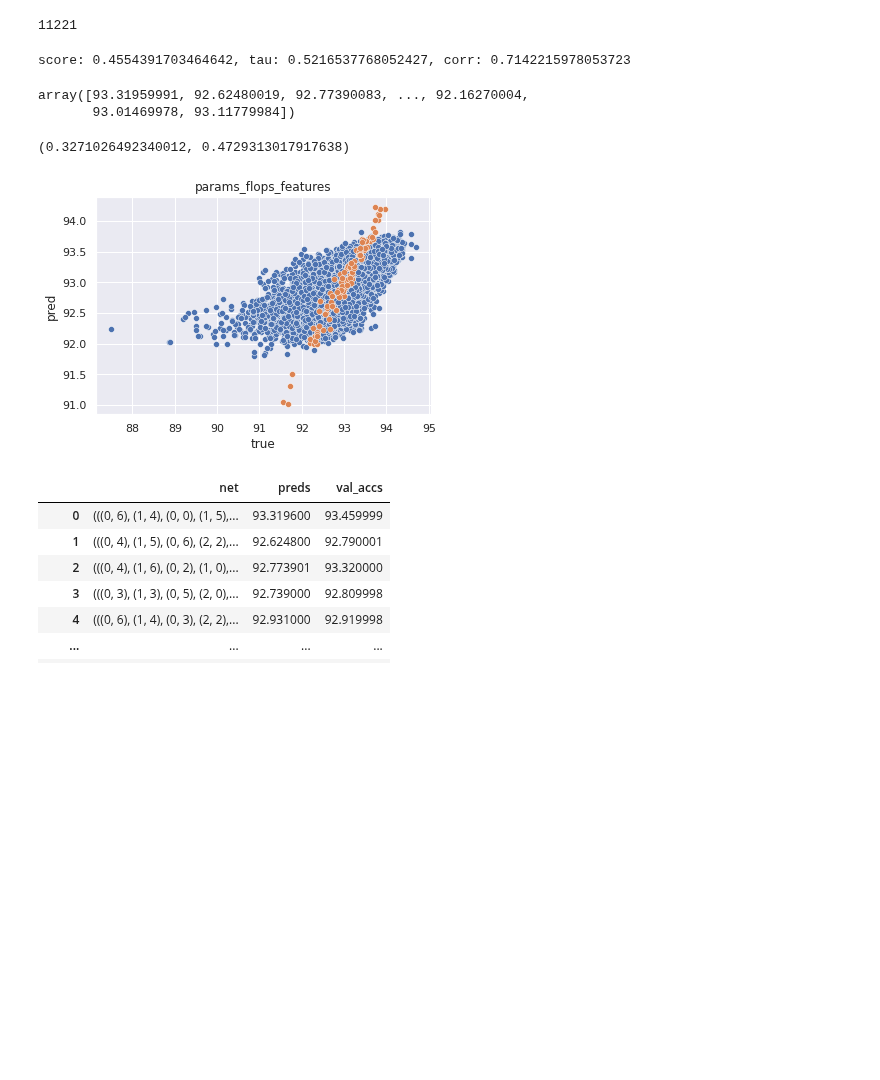
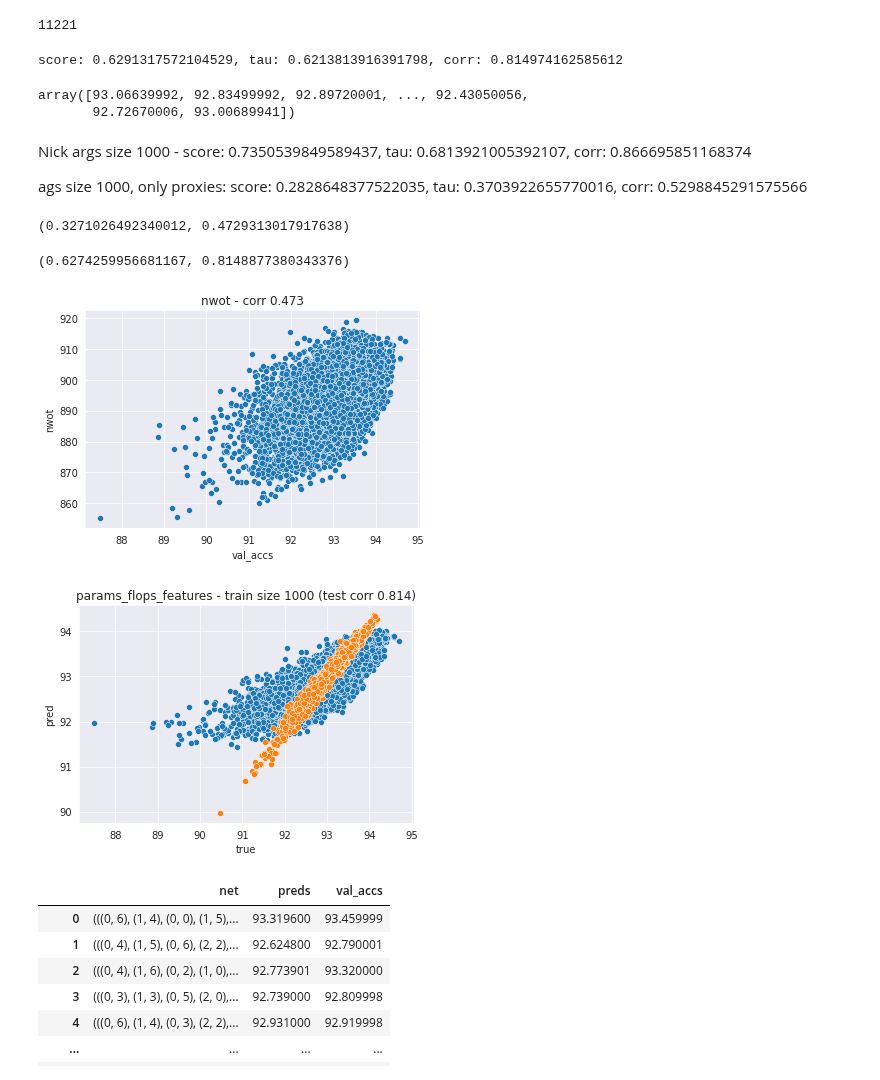
Before and after one commit to gabikadlecova/zc_combine, a Jupyter notebook: features/nb301.ipynb, the cells around one changed output. Cells and saved outputs as stored; diff of their text form; code cells hidden in the pictures; blank space fills up the shorter version.

```diff
--- a/features/nb301.ipynb
+++ b/features/nb301.ipynb
@@ -125,16 +125,18 @@ import numpy as np
 from scipy.stats import kendalltau, spearmanr
 from sklearn.ensemble import RandomForestRegressor
 from sklearn.model_selection import train_test_split
+from xgboost import XGBRegressor
 
 
 def get_splits(fd, fy, train_size=100, seed=42):
     return train_test_split(fd, fy, random_state=seed, train_size=train_size)
 
-def eval_rf(trx, tex, tryy, tey, n_times=1, random_state=43, **kwargs):
+def eval_rf(trx, tex, tryy, tey, n_times=1, use_xgb=False, random_state=43, **kwargs):
     res = {'score': [], 'tau': [], 'corr': []}
     rfs = []
     for i in range(n_times):
-        rf = RandomForestRegressor(random_state=random_state + i, **kwargs)
+        cls = XGBRegressor if use_xgb else RandomForestRegressor
+        rf = cls(random_state=random_state + i, **kwargs)
         rf.fit(trx, tryy)
         res['score'].append(rf.score(tex, tey))
 
@@ -192,6 +183,16 @@ len(data)
 # %%
-ts = 100
+ts = 1000
 seed = 50
+use_xgb = False
+default_args = False
+
+better_args = {} if not use_xgb or default_args else {
+    #"early_stopping_rounds": 20,
+    "tree_method": "hist",
+    "subsample": 0.9,
+    "n_estimators": 10000,
+    "learning_rate": 0.01 #0.03 #0.1
+}
 
 all_proxies = False
 prox_to_include = []
@@ -207,18 +208,23 @@ prox_list = proxy_cols if all_proxies else def_proxlist
 
 fd, fy = get_dataset(feature_dataset, data, feat_list, prox_list)
 fd = fd[[c for c in fd.columns if 'avg' not in c]]
+fd.columns = [str(c).replace('[', '(').replace(']', ')') for c in fd.columns]
 #fd = fd[[c for c in fd.columns if c in topcols['feat'].to_numpy()]]
 train_X, test_X, train_y, test_y = get_splits(fd, fy, train_size=ts, seed=seed)
 
-rfs, res = eval_rf(train_X, test_X, train_y, test_y, n_times=5, n_estimators=100)
+rfs, res = eval_rf(train_X, test_X, train_y, test_y, n_times=5, use_xgb=use_xgb, **better_args)
 print_means(res)
 rf_fitted = rfs[0]
 preds = rf_fitted.predict(fd)
 preds
 # %% [output]
-score: 0.4554391703464642, tau: 0.5216537768052427, corr: 0.7142215978053723
+score: 0.6291317572104529, tau: 0.6213813916391798, corr: 0.814974162585612
-array([93.31959991, 92.62480019, 92.77390083, ..., 92.16270004,
-       93.01469978, 93.11779984])
+array([93.06639992, 92.83499992, 92.89720001, ..., 92.43050056,
+       92.72670006, 93.00689941])
+# %% [markdown]
+Nick args size 1000 - score: 0.7350539849589437, tau: 0.6813921005392107, corr: 0.866695851168374
+
+ags size 1000, only proxies: score: 0.2828648377522035, tau: 0.3703922655770016, corr: 0.5298845291575566
 # %%
 trainpreds = rf_fitted.predict(train_X)
 testpreds = rf_fitted.predict(test_X)
@@ -229,24 +235,38 @@ va, nw = data['val_accs'], data['nwot']
 kendalltau(va, nw)[0], spearmanr(va, nw)[0]
 # %% [output]
 (0.3271026492340012, 0.4729313017917638)
+# %%
+subset_size = 200
+
+idxs = np.random.randint(0, len(test_X), subset_size)
+smalltx, smallty = test_X.iloc[idxs], test_y.iloc[idxs]
+
+smallpred = rf_fitted.predict(smalltx)
+kendalltau(smallpred, smallty)[0], spearmanr(smallpred, smallty)[0]
+# %% [output]
+(0.6274259956681167, 0.8148877380343376)
 # %%
 import seaborn as sns
 import matplotlib.pyplot as plt
 
-
-#sns.scatterplot(data=data, x='val_accs', y='grad_norm')
-#plt.show()
+nwot_data = data[data.index.isin(test_X.index)]
+nwot_corr = spearmanr(va, nw)[0]
+sns.scatterplot(data=nwot_data, x='val_accs', y='nwot')
+plt.title(f'nwot - corr {round(nwot_corr, 3)}')
+plt.show()
 sns.scatterplot(data=pd.DataFrame({'pred': testpreds, 'true': test_y}), x='true', y='pred')
 #sns.scatterplot(data=pd.DataFrame({'pred': preds, 'true': fy}), x='true', y='pred')
 sns.scatterplot(data=pd.DataFrame({'pred': trainpreds, 'true': train_y}), x='pred', y='true')
 #plt.ylim(70, 95)
 
+corr = spearmanr(testpreds, test_y)[0]
 plt_name = f"{'all_proxies' if all_proxies else 'params_flops'}_{'features' if with_features else 'no_features'}"
-plt.title(plt_name)
+plt.title(f"{plt_name} - train size {ts} (test corr {round(corr, 3)})")
 #plt.savefig(f"tmp/{plt_name}.png")
 plt.show()
 # %% [output]
-[figure, old version]
+[figure, new version]
+[figure, added]
 # %%
 dcopy = data.copy()
 dcopy['preds'] = preds
```
Also changed, not shown: parts of 3 cells of this notebook, 2 other files.
